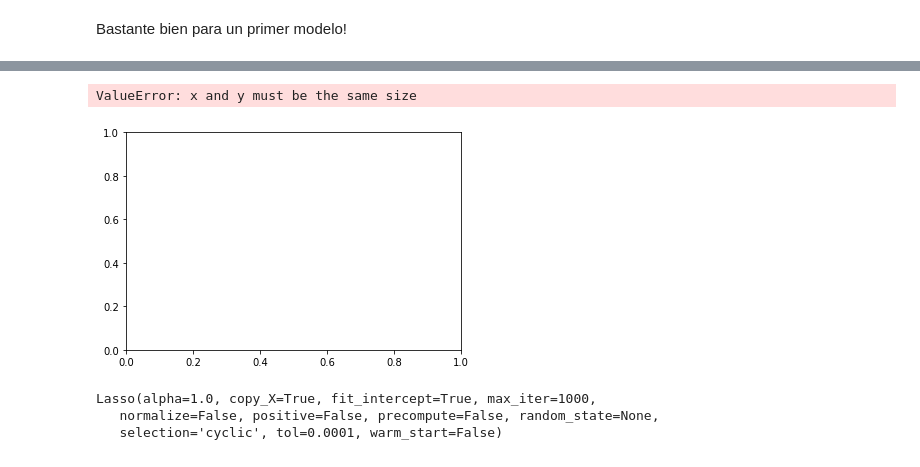
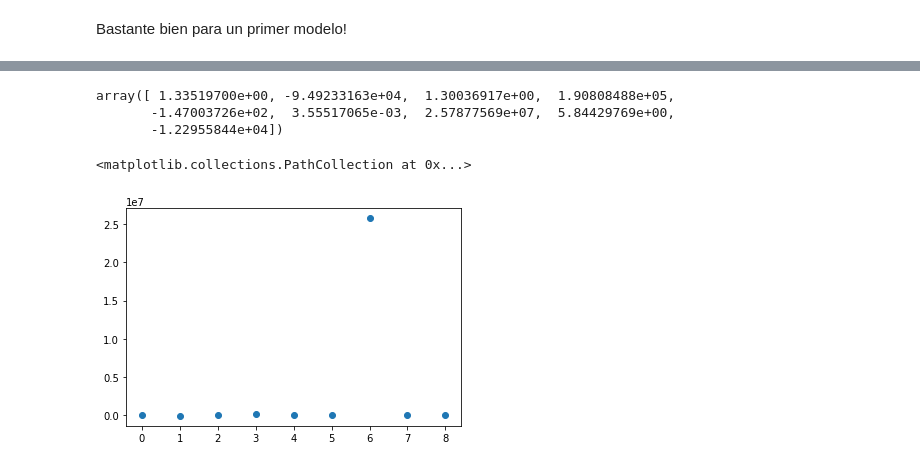
Before and after one commit to Jhonbeltran/machine-learning-platzi, a Jupyter notebook: 10 Primera Iteración - Modelamiento y Evaluación.ipynb, the cells around one changed output, grey strips where cells are left out. Cells and saved outputs as stored; diff of their text form; code cells hidden in the pictures.

Commit message:
Reviso apuntes del notebook 10 y corrijo errores o codigo inutil

```diff
--- a/10 Primera Iteración - Modelamiento y Evaluación.ipynb
+++ b/10 Primera Iteración - Modelamiento y Evaluación.ipynb
@@ -197,5 +212,11 @@ array([0.13533528, 0.22313016, 0.36787944, 0.60653066, 1.        ])
+# %%
+model.coef_
+# %% [output]
+array([ 1.33519700e+00, -9.49233163e+04,  1.30036917e+00,  1.90808488e+05,
+       -1.47003726e+02,  3.55517065e-03,  2.57877569e+07,  5.84429769e+00,
+       -1.22955844e+04])
 # %%
-plt.scatter(np.arange(8),model.coef_)
+plt.scatter(np.arange(9),model.coef_)
 # %% [output]
-ValueError: x and y must be the same size
+<matplotlib.collections.PathCollection at 0x...>
-[figure, old version]
+[figure, new version]
@@ -212,7 +222,0 @@ X_train, X_test, y_train, y_test = train_test_split(X,y,test_size=0.4)
-# %%
-model = Lasso()
-model.fit(X_train,y_train)
-# %% [output]
-Lasso(alpha=1.0, copy_X=True, fit_intercept=True, max_iter=1000,
-   normalize=False, positive=False, precompute=False, random_state=None,
-   selection='cyclic', tol=0.0001, warm_start=False)
```
Also changed, not shown: parts of 20 cells of this notebook.
